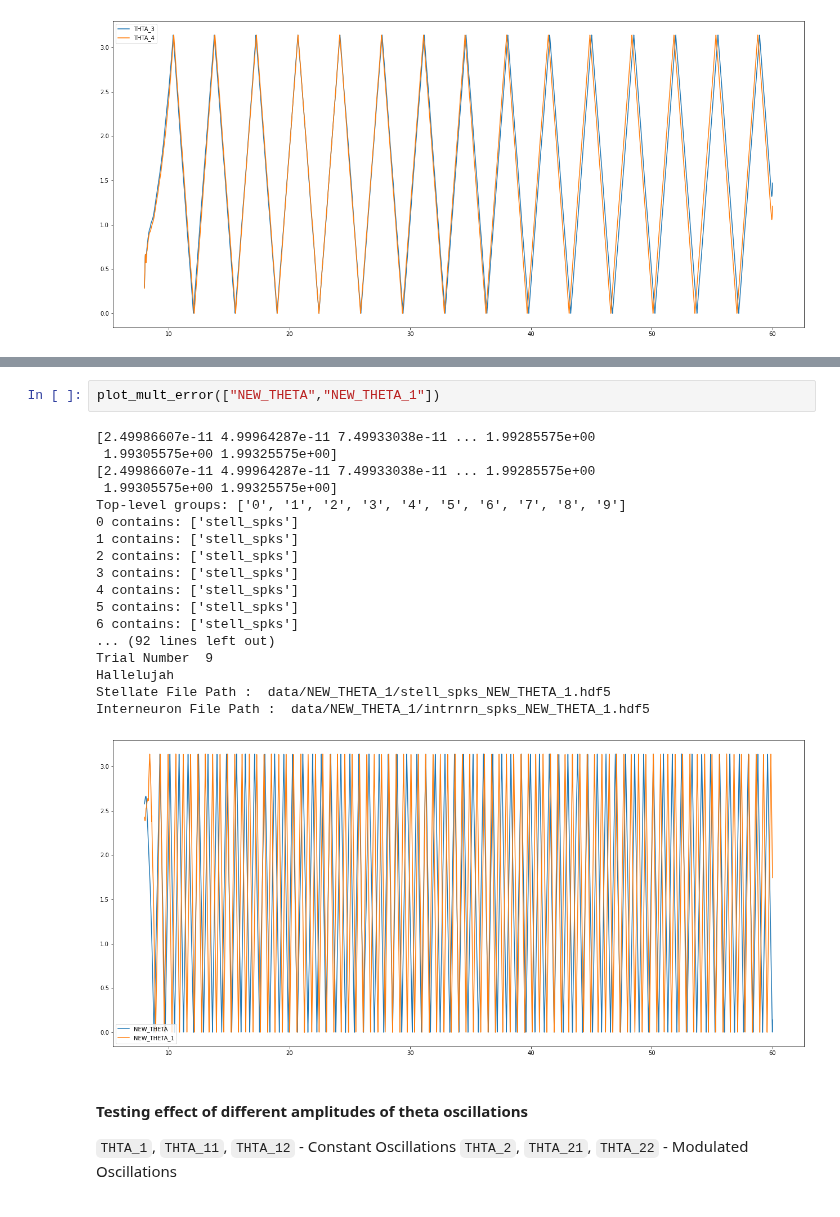
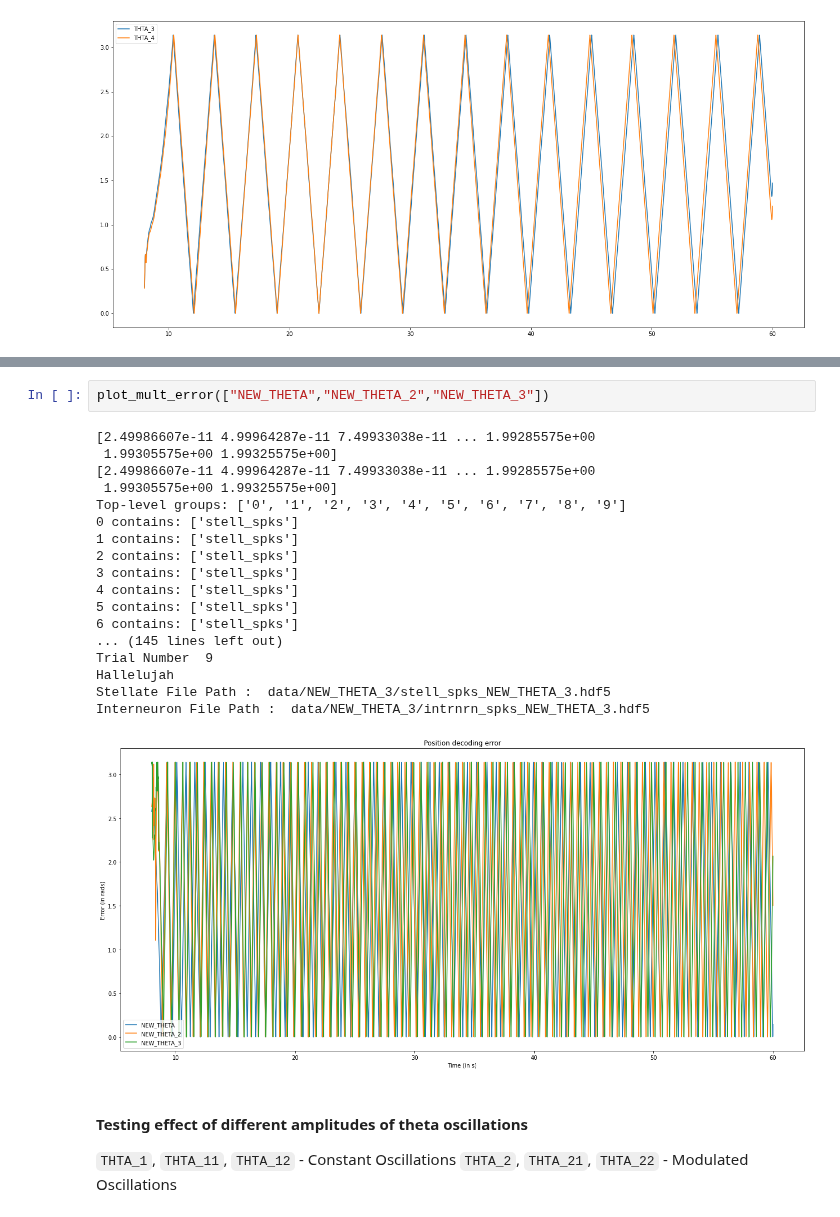
Before and after one commit to tiny-infinity/GridCellsCopy, a Jupyter notebook: analysis/notebooks/theta_analysis/gov_3.ipynb, the cells around one changed output, grey strips where cells are left out. Cells and saved outputs as stored; diff of their text form.

```diff
--- a/analysis/notebooks/theta_analysis/gov_3.ipynb
+++ b/analysis/notebooks/theta_analysis/gov_3.ipynb
@@ -231,24 +231,24 @@ Interneuron File Path :  data/NEW_THETA_1/intrnrn_spks_NEW_THETA_1.hdf5
 # %%
-plot_mult_error(["NEW_THETA","NEW_THETA_1"])
+plot_mult_error(["NEW_THETA","NEW_THETA_2","NEW_THETA_3"])
 # %% [output]
 [2.49986607e-11 4.99964287e-11 7.49933038e-11 ... 1.99285575e+00
  1.99305575e+00 1.99325575e+00]
 [2.49986607e-11 4.99964287e-11 7.49933038e-11 ... 1.99285575e+00
  1.99305575e+00 1.99325575e+00]
 Top-level groups: ['0', '1', '2', '3', '4', '5', '6', '7', '8', '9']
 0 contains: ['stell_spks']
 1 contains: ['stell_spks']
 2 contains: ['stell_spks']
 3 contains: ['stell_spks']
 4 contains: ['stell_spks']
 5 contains: ['stell_spks']
 6 contains: ['stell_spks']
-... (92 lines left out)
+... (145 lines left out)
 Trial Number  9
 Hallelujah
-Stellate File Path :  data/NEW_THETA_1/stell_spks_NEW_THETA_1.hdf5
-Interneuron File Path :  data/NEW_THETA_1/intrnrn_spks_NEW_THETA_1.hdf5
+Stellate File Path :  data/NEW_THETA_3/stell_spks_NEW_THETA_3.hdf5
+Interneuron File Path :  data/NEW_THETA_3/intrnrn_spks_NEW_THETA_3.hdf5
-[figure, old version]
+[figure, new version]
 # %% [markdown]
 #### Testing effect of different amplitudes of theta oscillations
 
```
Also changed, not shown: parts of 8 cells of this notebook, 1 other file.
